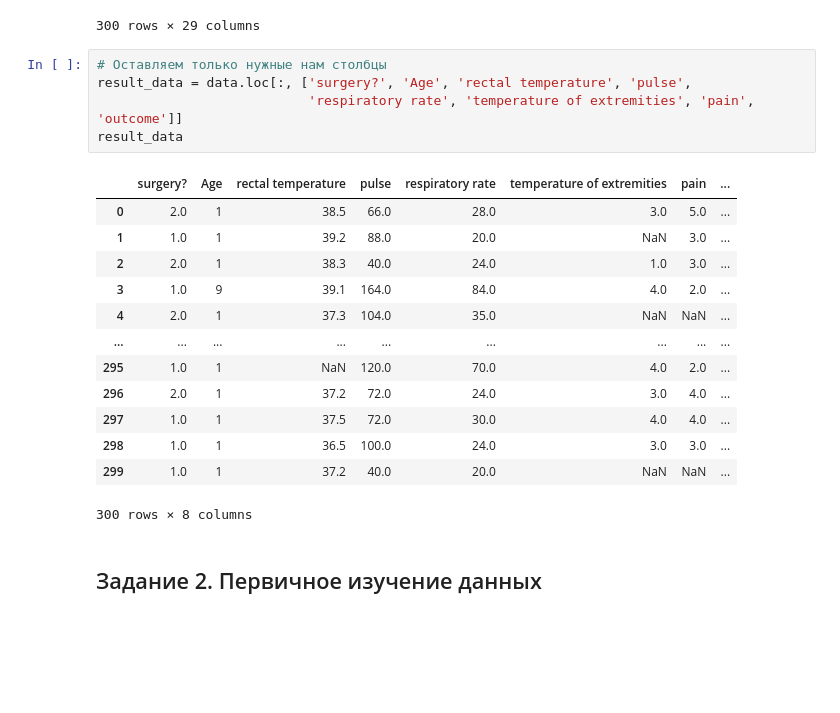
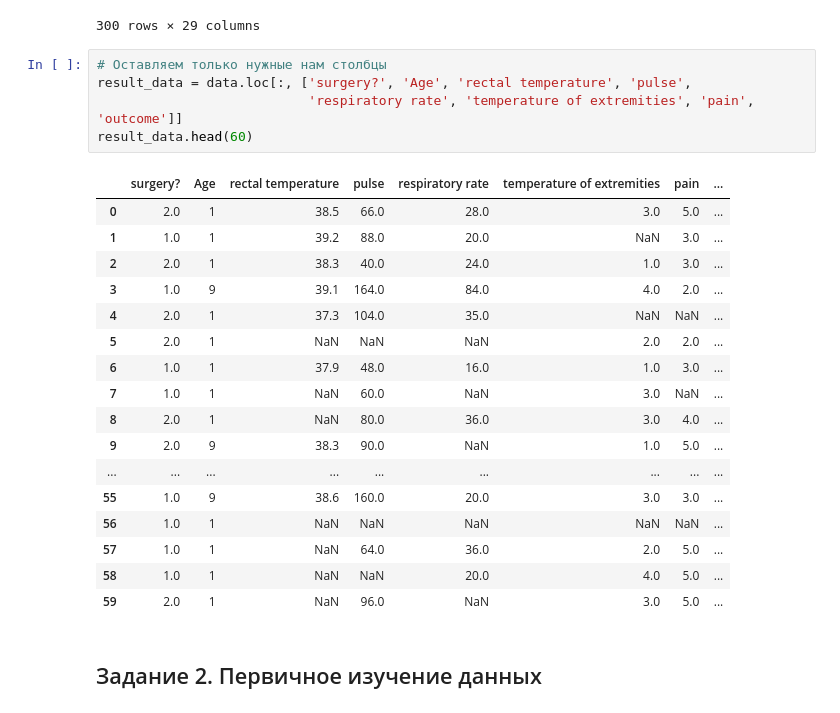
Before and after one commit to Mishgun84/Fedorovskikh_DSU-9, a Jupyter notebook: Home_work/14_Statistics_basics/Zadanie_14.ipynb, the cells around one changed output. Saved outputs shown, nothing was run; the diff lists cells and outputs as text; blank space fills up the shorter version.

```diff
--- a/Home_work/14_Statistics_basics/Zadanie_14.ipynb
+++ b/Home_work/14_Statistics_basics/Zadanie_14.ipynb
@@ -40,22 +46,26 @@ data
 # %%
 # Оставляем только нужные нам столбцы
 result_data = data.loc[:, ['surgery?', 'Age', 'rectal temperature', 'pulse',
                            'respiratory rate', 'temperature of extremities', 'pain', 'outcome']]
-result_data
+result_data.head(60)
 # %% [output]
 |  | surgery? | Age | rectal temperature | pulse | respiratory rate | temperature of extremities | pain | ... |
 | 0 | 2.0 | 1 | 38.5 | 66.0 | 28.0 | 3.0 | 5.0 | ... |
 | 1 | 1.0 | 1 | 39.2 | 88.0 | 20.0 | NaN | 3.0 | ... |
 | 2 | 2.0 | 1 | 38.3 | 40.0 | 24.0 | 1.0 | 3.0 | ... |
 | 3 | 1.0 | 9 | 39.1 | 164.0 | 84.0 | 4.0 | 2.0 | ... |
 | 4 | 2.0 | 1 | 37.3 | 104.0 | 35.0 | NaN | NaN | ... |
+| 5 | 2.0 | 1 | NaN | NaN | NaN | 2.0 | 2.0 | ... |
+| 6 | 1.0 | 1 | 37.9 | 48.0 | 16.0 | 1.0 | 3.0 | ... |
+| 7 | 1.0 | 1 | NaN | 60.0 | NaN | 3.0 | NaN | ... |
+| 8 | 2.0 | 1 | NaN | 80.0 | 36.0 | 3.0 | 4.0 | ... |
+| 9 | 2.0 | 9 | 38.3 | 90.0 | NaN | 1.0 | 5.0 | ... |
 | ... | ... | ... | ... | ... | ... | ... | ... | ... |
-| 295 | 1.0 | 1 | NaN | 120.0 | 70.0 | 4.0 | 2.0 | ... |
-| 296 | 2.0 | 1 | 37.2 | 72.0 | 24.0 | 3.0 | 4.0 | ... |
-| 297 | 1.0 | 1 | 37.5 | 72.0 | 30.0 | 4.0 | 4.0 | ... |
-| 298 | 1.0 | 1 | 36.5 | 100.0 | 24.0 | 3.0 | 3.0 | ... |
-| 299 | 1.0 | 1 | 37.2 | 40.0 | 20.0 | NaN | NaN | ... |
+| 55 | 1.0 | 9 | 38.6 | 160.0 | 20.0 | 3.0 | 3.0 | ... |
+| 56 | 1.0 | 1 | NaN | NaN | NaN | NaN | NaN | ... |
+| 57 | 1.0 | 1 | NaN | 64.0 | 36.0 | 2.0 | 5.0 | ... |
+| 58 | 1.0 | 1 | NaN | NaN | 20.0 | 4.0 | 5.0 | ... |
+| 59 | 2.0 | 1 | NaN | 96.0 | NaN | 3.0 | 5.0 | ... |
-300 rows × 8 columns
 # %% [markdown]
 ## Задание 2. Первичное изучение данных
 # %% [markdown]
```
Also changed, not shown: parts of 58 cells of this notebook.
